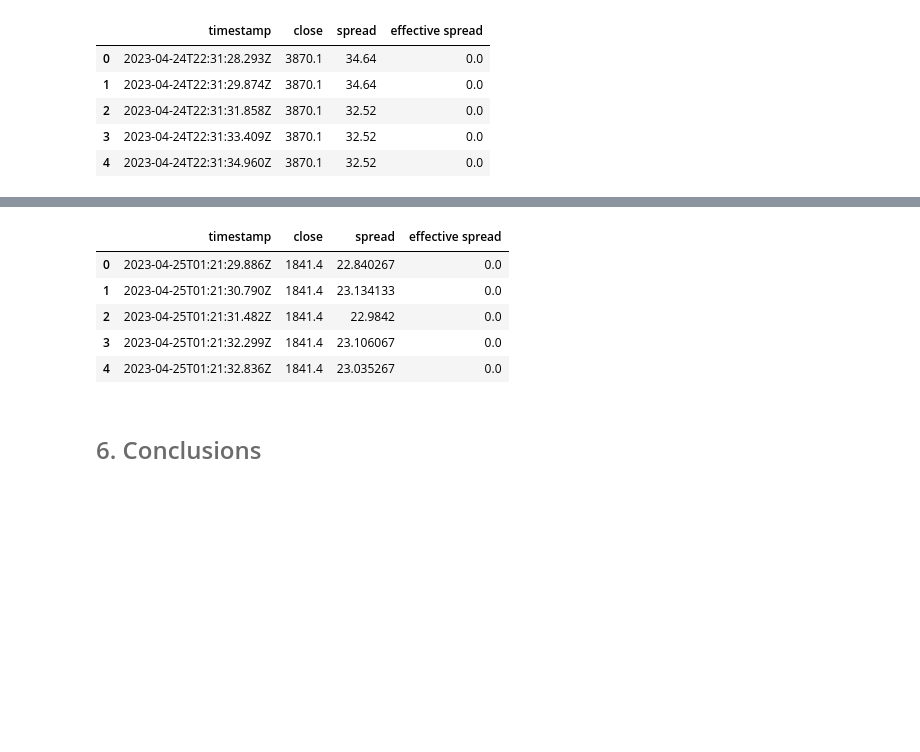
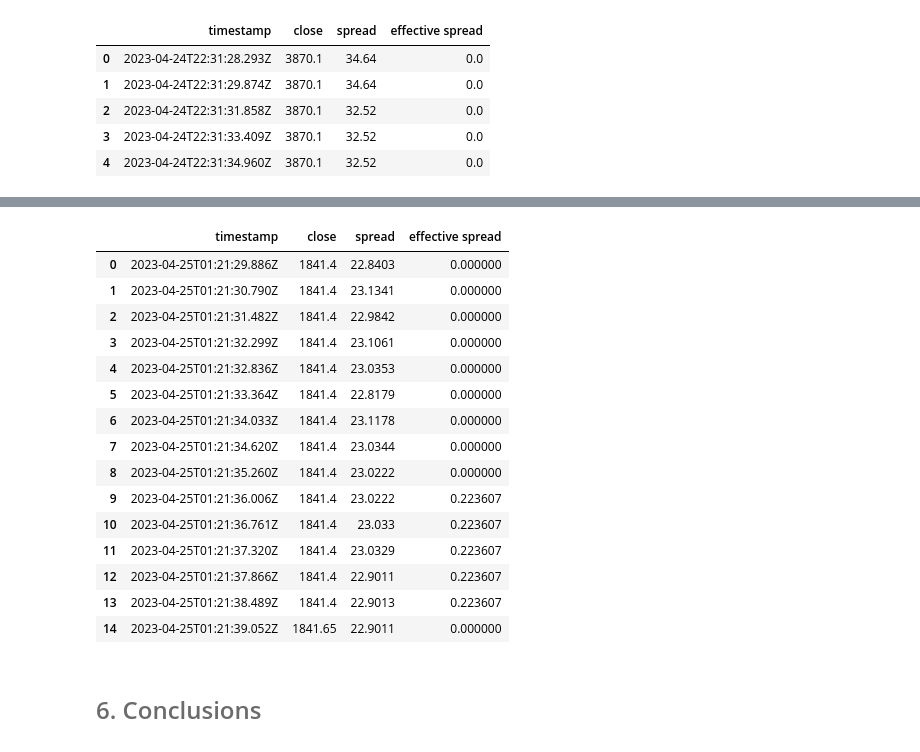
Before and after one commit to Tania-Bell/MyST_Lab4, a Jupyter notebook: notebook.ipynb, the cells around one changed output, grey strips where cells are left out. Cells and saved outputs as stored; diff of their text form; code cells hidden in the pictures; blank space fills up the shorter version.

```diff
--- a/notebook.ipynb
+++ b/notebook.ipynb
@@ -405,12 +411,22 @@ effective_spreads["huobi_BTCUSDT"].head()
 # %%
-effective_spreads["huobi_ETHUSDT"].head()
+effective_spreads["huobi_ETHUSDT"].head(15)
 # %% [output]
 |  | timestamp | close | spread | effective spread |
-| 0 | 2023-04-25T01:21:29.886Z | 1841.4 | 22.840267 | 0.0 |
-| 1 | 2023-04-25T01:21:30.790Z | 1841.4 | 23.134133 | 0.0 |
-| 2 | 2023-04-25T01:21:31.482Z | 1841.4 | 22.9842 | 0.0 |
-| 3 | 2023-04-25T01:21:32.299Z | 1841.4 | 23.106067 | 0.0 |
-| 4 | 2023-04-25T01:21:32.836Z | 1841.4 | 23.035267 | 0.0 |
+| 0 | 2023-04-25T01:21:29.886Z | 1841.4 | 22.8403 | 0.000000 |
+| 1 | 2023-04-25T01:21:30.790Z | 1841.4 | 23.1341 | 0.000000 |
+| 2 | 2023-04-25T01:21:31.482Z | 1841.4 | 22.9842 | 0.000000 |
+| 3 | 2023-04-25T01:21:32.299Z | 1841.4 | 23.1061 | 0.000000 |
+| 4 | 2023-04-25T01:21:32.836Z | 1841.4 | 23.0353 | 0.000000 |
+| 5 | 2023-04-25T01:21:33.364Z | 1841.4 | 22.8179 | 0.000000 |
+| 6 | 2023-04-25T01:21:34.033Z | 1841.4 | 23.1178 | 0.000000 |
+| 7 | 2023-04-25T01:21:34.620Z | 1841.4 | 23.0344 | 0.000000 |
+| 8 | 2023-04-25T01:21:35.260Z | 1841.4 | 23.0222 | 0.000000 |
+| 9 | 2023-04-25T01:21:36.006Z | 1841.4 | 23.0222 | 0.223607 |
+| 10 | 2023-04-25T01:21:36.761Z | 1841.4 | 23.033 | 0.223607 |
+| 11 | 2023-04-25T01:21:37.320Z | 1841.4 | 23.0329 | 0.223607 |
+| 12 | 2023-04-25T01:21:37.866Z | 1841.4 | 22.9011 | 0.223607 |
+| 13 | 2023-04-25T01:21:38.489Z | 1841.4 | 22.9013 | 0.223607 |
+| 14 | 2023-04-25T01:21:39.052Z | 1841.65 | 22.9011 | 0.000000 |
 # %% [markdown]
 # <font color= #6B6B6B> <font size = 5> 6. Conclusions </font>
 # %% [markdown]
```
Also changed, not shown: parts of 20 cells of this notebook, 2 other files.
